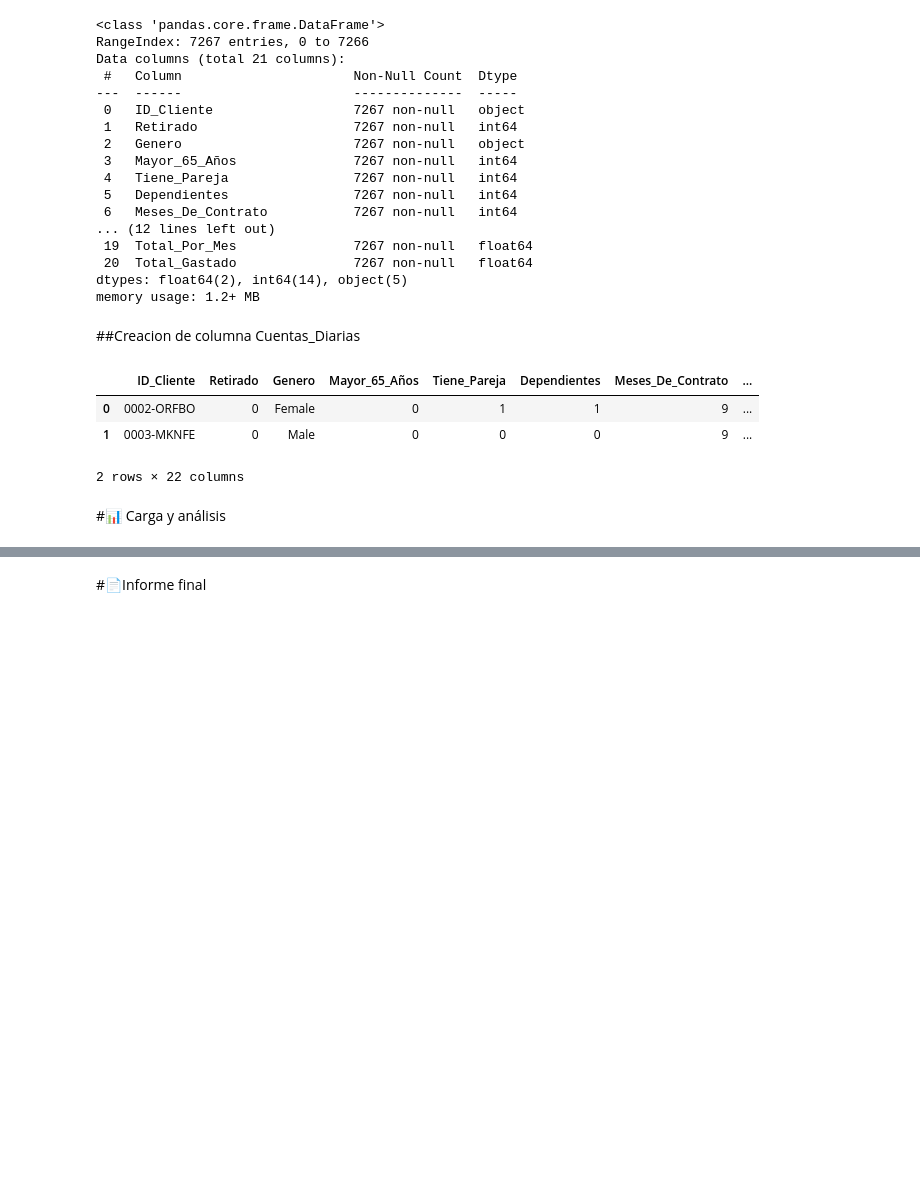
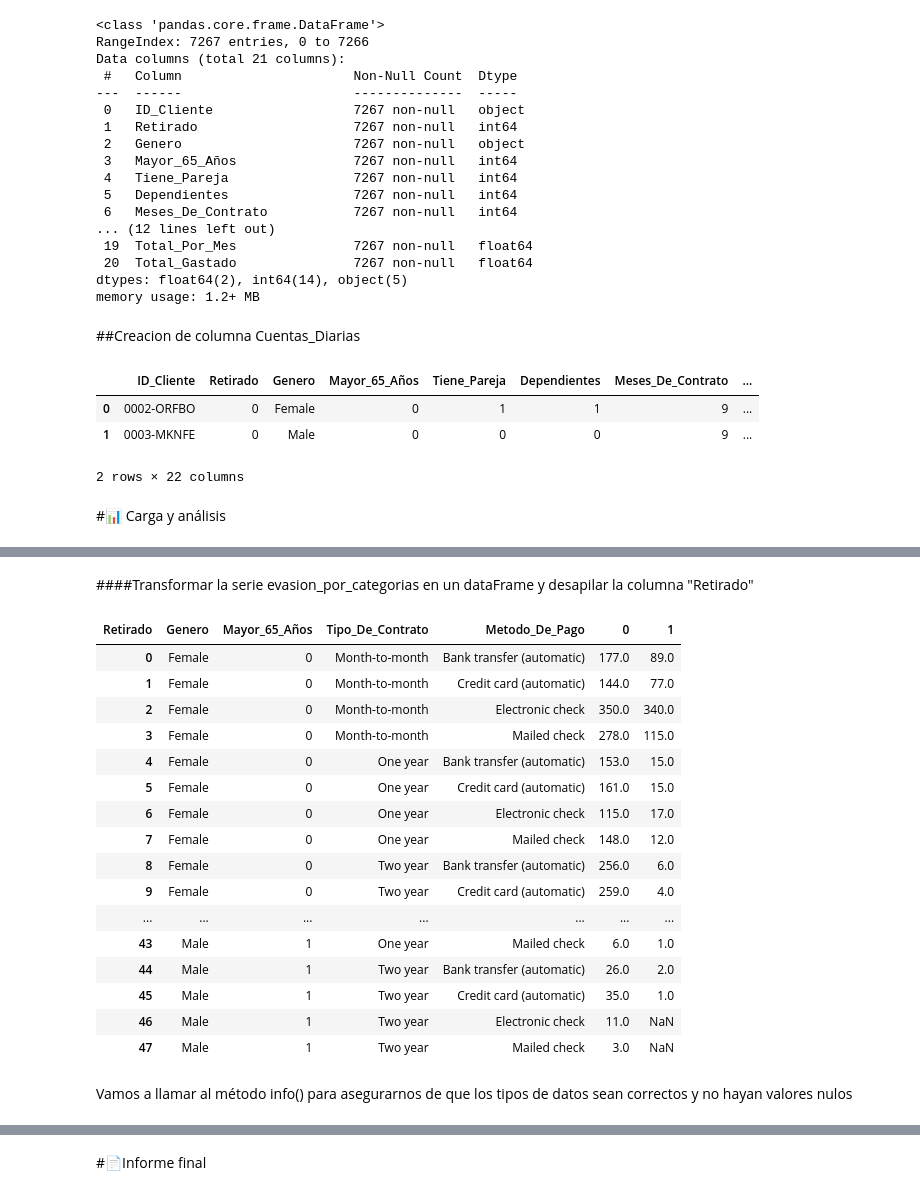
Before and after one commit to Viera1624/TelecomX_LATAM, a Jupyter notebook: telecomx_latam.ipynb, the cells around one changed output, grey strips where cells are left out. Saved outputs shown, nothing was run; the diff lists cells and outputs as text; code cells hidden in the pictures; blank space fills up the shorter version.

```diff
--- a/telecomx_latam.ipynb
+++ b/telecomx_latam.ipynb
@@ -267,0 +385,26 @@ datos_clientes_norm.head(2)
+# %% [markdown]
+####Transformar la serie evasion_por_categorias en un dataFrame y desapilar la columna "Retirado"
+# %%
+df_evasion_por_categorias = evasion_por_categorias.unstack(level='Retirado')
+df_evasion_por_categorias = df_evasion_por_categorias.reset_index()
+df_evasion_por_categorias
+# %% [output]
+| Retirado | Genero | Mayor_65_Años | Tipo_De_Contrato | Metodo_De_Pago | 0 | 1 |
+| 0 | Female | 0 | Month-to-month | Bank transfer (automatic) | 177.0 | 89.0 |
+| 1 | Female | 0 | Month-to-month | Credit card (automatic) | 144.0 | 77.0 |
+| 2 | Female | 0 | Month-to-month | Electronic check | 350.0 | 340.0 |
+| 3 | Female | 0 | Month-to-month | Mailed check | 278.0 | 115.0 |
+| 4 | Female | 0 | One year | Bank transfer (automatic) | 153.0 | 15.0 |
+| 5 | Female | 0 | One year | Credit card (automatic) | 161.0 | 15.0 |
+| 6 | Female | 0 | One year | Electronic check | 115.0 | 17.0 |
+| 7 | Female | 0 | One year | Mailed check | 148.0 | 12.0 |
+| 8 | Female | 0 | Two year | Bank transfer (automatic) | 256.0 | 6.0 |
+| 9 | Female | 0 | Two year | Credit card (automatic) | 259.0 | 4.0 |
+| ... | ... | ... | ... | ... | ... | ... |
+| 43 | Male | 1 | One year | Mailed check | 6.0 | 1.0 |
+| 44 | Male | 1 | Two year | Bank transfer (automatic) | 26.0 | 2.0 |
+| 45 | Male | 1 | Two year | Credit card (automatic) | 35.0 | 1.0 |
+| 46 | Male | 1 | Two year | Electronic check | 11.0 | NaN |
+| 47 | Male | 1 | Two year | Mailed check | 3.0 | NaN |
+# %% [markdown]
+Vamos a llamar al método info() para asegurarnos de que los tipos de datos sean correctos y no hayan valores nulos
```
Also changed, not shown: parts of 23 cells of this notebook.
